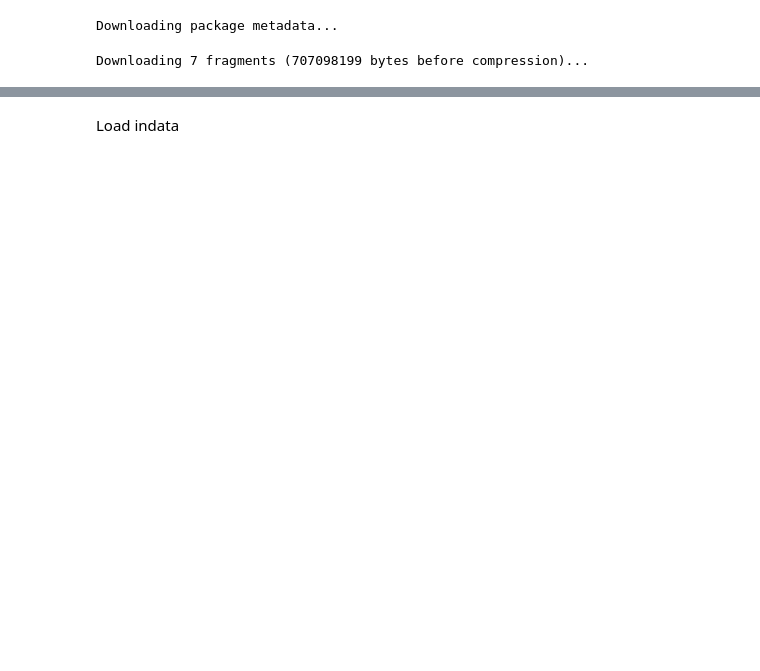
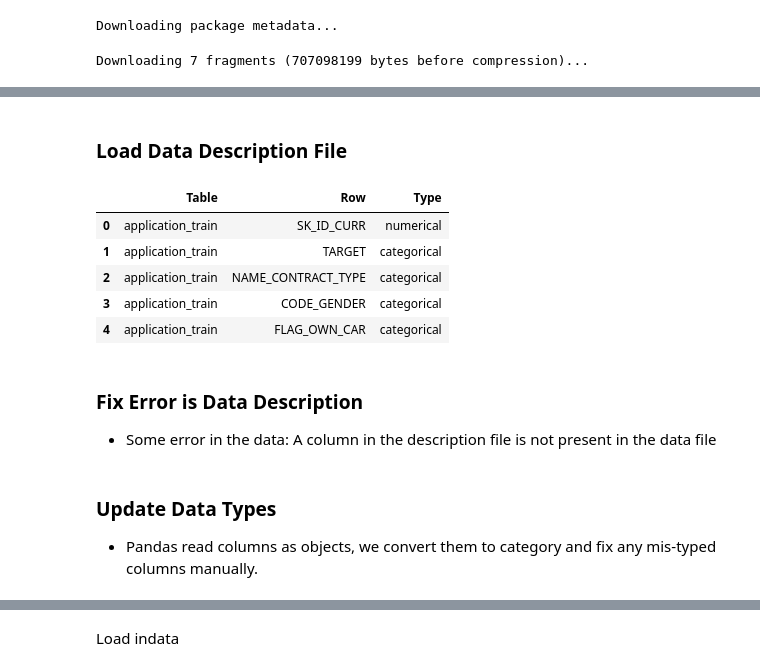
Before and after one commit to chalendony/data-prep-visualization, a Jupyter notebook: Data Preparation and Visualization.ipynb, the cells around one changed output, grey strips where cells are left out. Cells and saved outputs as stored; diff of their text form; code cells hidden in the pictures; blank space fills up the shorter version.

Commit message:
assign data types; rearranged outline

```diff
--- a/Data Preparation and Visualization.ipynb
+++ b/Data Preparation and Visualization.ipynb
@@ -140,0 +153,16 @@ df.head()
+# %% [markdown]
+### Load Data Description File
+# %%
+hc_description = pd.read_excel('data/HomeCredit_columns_description.xlsx', sheet_name='Sheet1',usecols=[2,3,4])
+hc_description.head()
+# %% [output]
+|  | Table | Row | Type |
+| 0 | application_train | SK_ID_CURR | numerical |
+| 1 | application_train | TARGET | categorical |
+| 2 | application_train | NAME_CONTRACT_TYPE | categorical |
+| 3 | application_train | CODE_GENDER | categorical |
+| 4 | application_train | FLAG_OWN_CAR | categorical |
+# %% [markdown]
+### Fix Error is Data Description
+
+* Some error in the data: A column in the description file is not present in the data file
@@ -140,0 +172,4 @@ df.head()
+# %% [markdown]
+### Update Data Types
+
+* Pandas read columns as objects, we convert them to category and fix any mis-typed columns manually.
```
Also changed, not shown: parts of 92 cells of this notebook, 6 other files.
